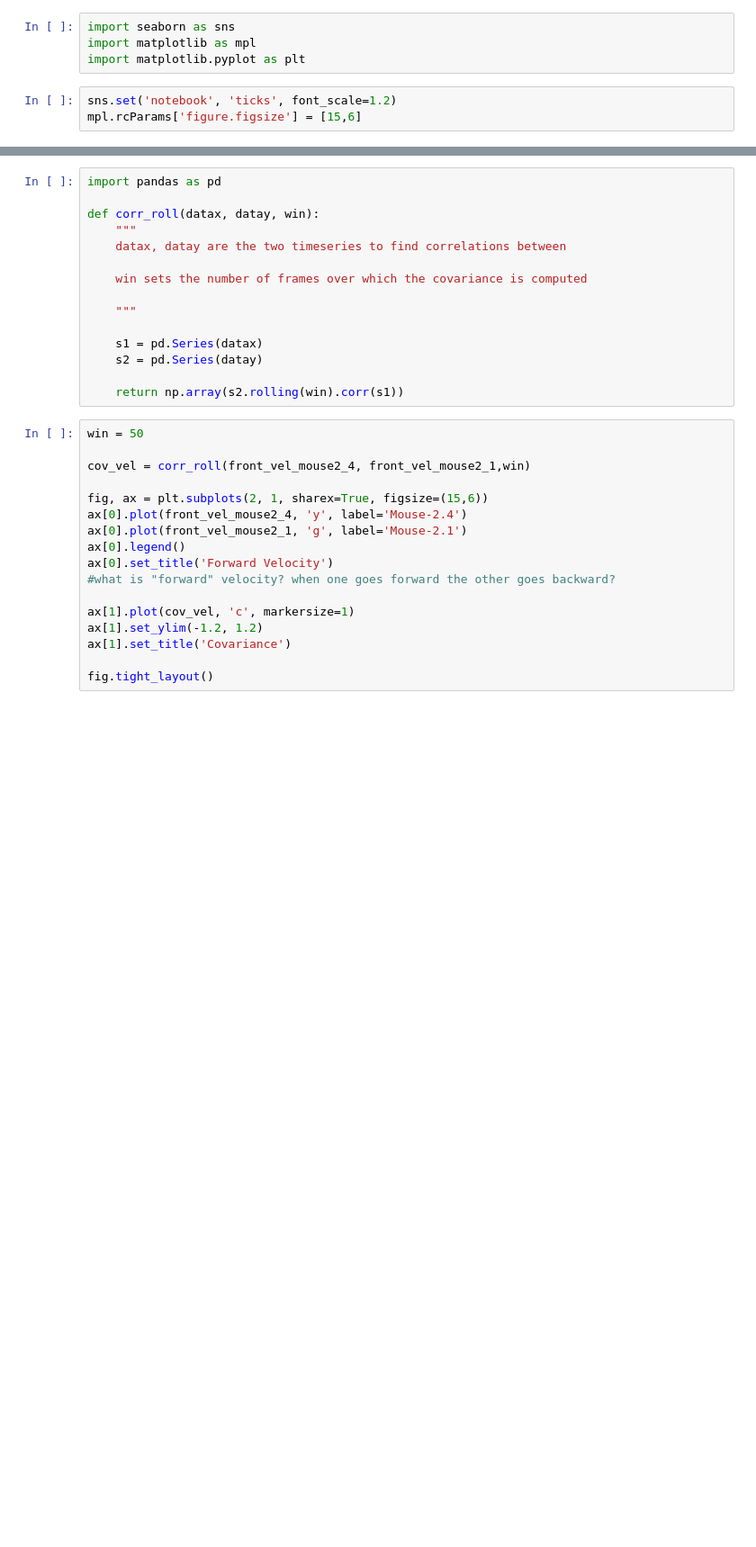
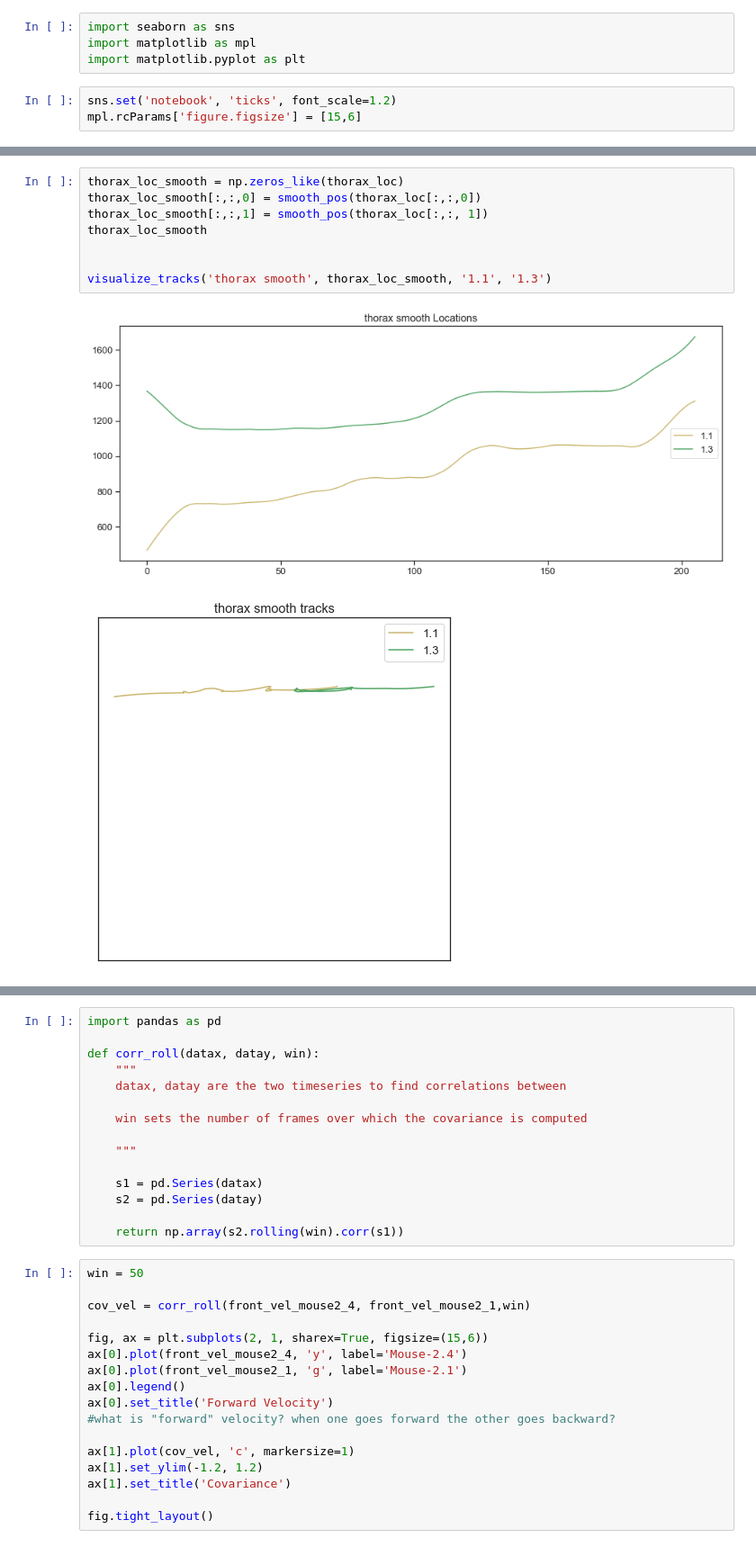
Before and after one commit to padillacoreanolab/pose_tracking_repo, a Jupyter notebook: results/tube_test_analysis/tubetest_analysis.ipynb, the cells around one changed output, grey strips where cells are left out. Shown at 90% size. Drawn from its saved outputs; the diff is of its cells as text; blank space fills up the shorter version.

```diff
--- a/results/tube_test_analysis/tubetest_analysis.ipynb
+++ b/results/tube_test_analysis/tubetest_analysis.ipynb
@@ -253,3 +347,14 @@ NameError: name 'front_loc' is not defined
+# %%
+thorax_loc_smooth = np.zeros_like(thorax_loc)
+thorax_loc_smooth[:,:,0] = smooth_pos(thorax_loc[:,:,0])
+thorax_loc_smooth[:,:,1] = smooth_pos(thorax_loc[:,:, 1])
+thorax_loc_smooth
+
+
+visualize_tracks('thorax smooth', thorax_loc_smooth, '1.1', '1.3')
+# %% [output]
+[figure, added]
+[figure, added]
 # %%
 def visualize_velocity(node, node_loc, mouse):
     """
```
Also changed, not shown: parts of 29 cells of this notebook, 45 other files.
